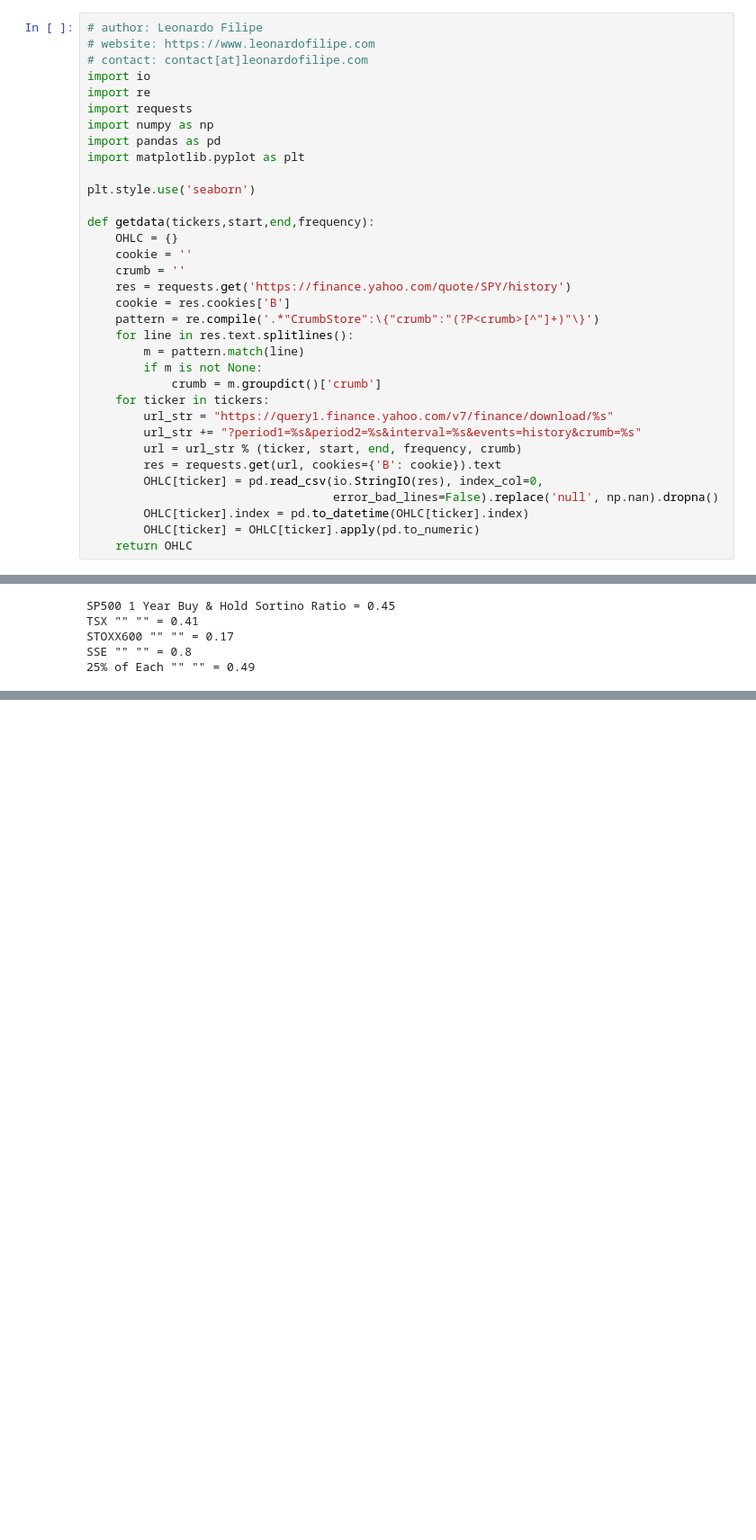
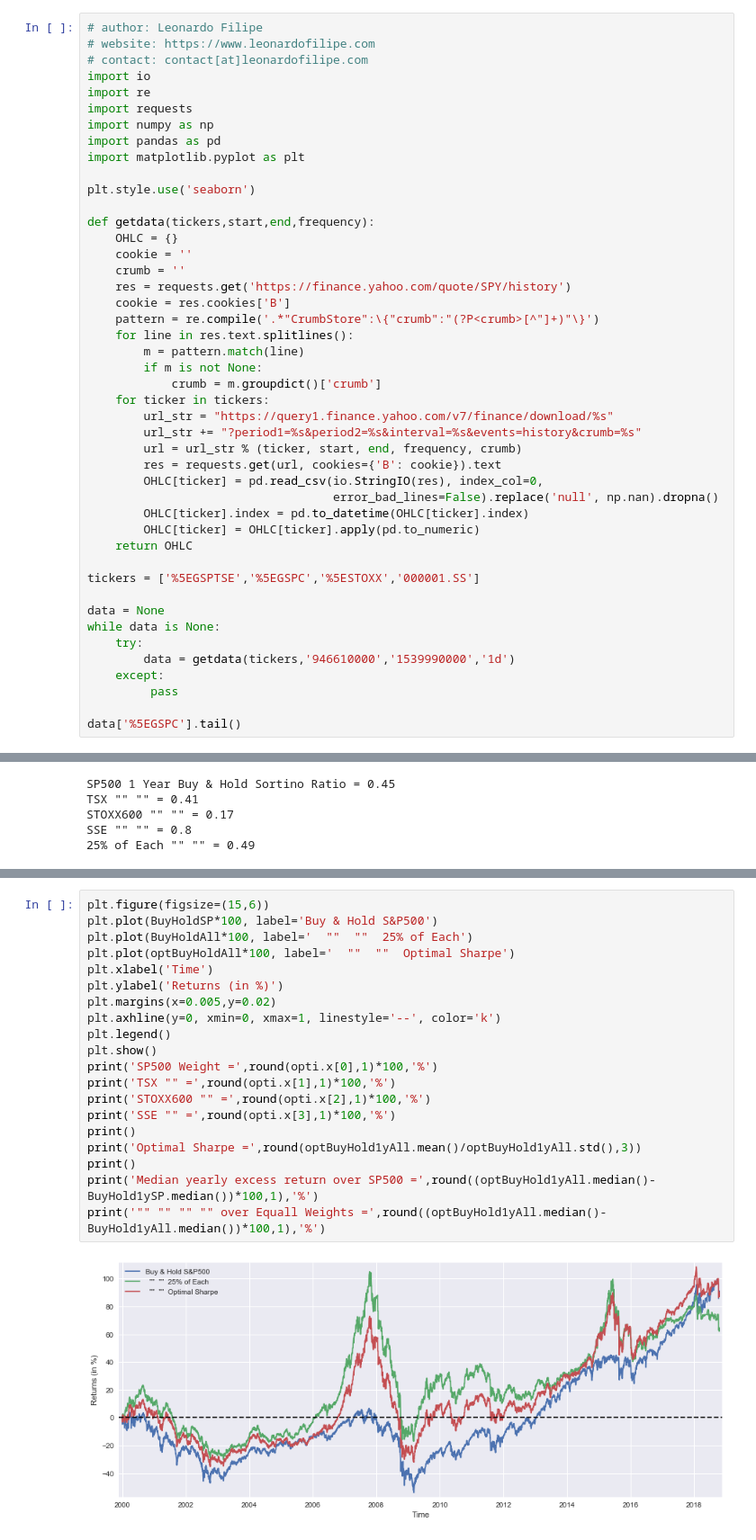
Before and after one commit to LongOnly/Quantitative-Notebooks, a Jupyter notebook: GeographicDiversification.ipynb, the cells around one changed output, grey strips where cells are left out. Shown at 90% size. Saved outputs shown, nothing was run; the diff lists cells and outputs as text; blank space fills up the shorter version.

```diff
--- a/GeographicDiversification.ipynb
+++ b/GeographicDiversification.ipynb
@@ -32,3 +32,14 @@ def getdata(tickers,start,end,frequency):
         OHLC[ticker].index = pd.to_datetime(OHLC[ticker].index)
         OHLC[ticker] = OHLC[ticker].apply(pd.to_numeric)
     return OHLC
+
+tickers = ['%5EGSPTSE','%5EGSPC','%5ESTOXX','000001.SS']
+
+data = None
+while data is None:
+    try:
+        data = getdata(tickers,'946610000','1539990000','1d')
+    except:
+         pass
+
+data['%5EGSPC'].tail()
@@ -184,3 +184,25 @@ optBuyHoldAll = (BuyHoldSP*(round(opti.x[0],1))+BuyHoldTSX*(round(opti.x[1],1))+
 
 optBuyHold1yAll = (BuyHold1ySP*(round(opti.x[0],1))+BuyHold1yTSX*(round(opti.x[1],1))+
                    BuyHold1ySTOXX*(round(opti.x[2],1))+BuyHold1ySSE*(round(opti.x[3],1))).fillna(method='ffill')
+# %%
+plt.figure(figsize=(15,6))
+plt.plot(BuyHoldSP*100, label='Buy & Hold S&P500')
+plt.plot(BuyHoldAll*100, label='  ""  ""  25% of Each')
+plt.plot(optBuyHoldAll*100, label='  ""  ""  Optimal Sharpe')
+plt.xlabel('Time')
+plt.ylabel('Returns (in %)')
+plt.margins(x=0.005,y=0.02)
+plt.axhline(y=0, xmin=0, xmax=1, linestyle='--', color='k')
+plt.legend()
+plt.show()
+print('SP500 Weight =',round(opti.x[0],1)*100,'%')
+print('TSX "" =',round(opti.x[1],1)*100,'%')
+print('STOXX600 "" =',round(opti.x[2],1)*100,'%')
+print('SSE "" =',round(opti.x[3],1)*100,'%')
+print()
+print('Optimal Sharpe =',round(optBuyHold1yAll.mean()/optBuyHold1yAll.std(),3))
+print()
+print('Median yearly excess return over SP500 =',round((optBuyHold1yAll.median()-BuyHold1ySP.median())*100,1),'%')
+print('"" "" "" "" over Equall Weights =',round((optBuyHold1yAll.median()-BuyHold1yAll.median())*100,1),'%')
+# %% [output]
+[figure, added]
```
Also changed, not shown: parts of 7 cells of this notebook, 4 other files.
